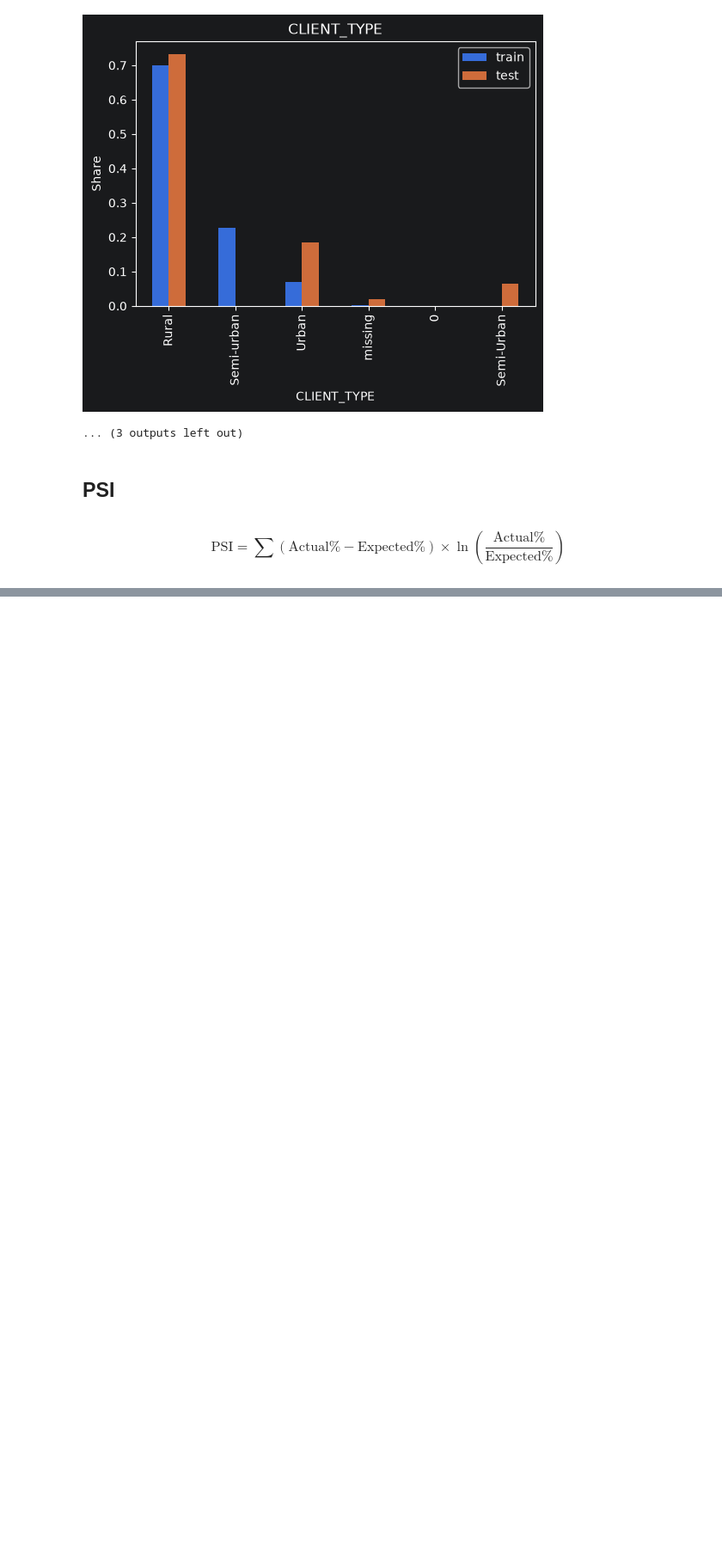
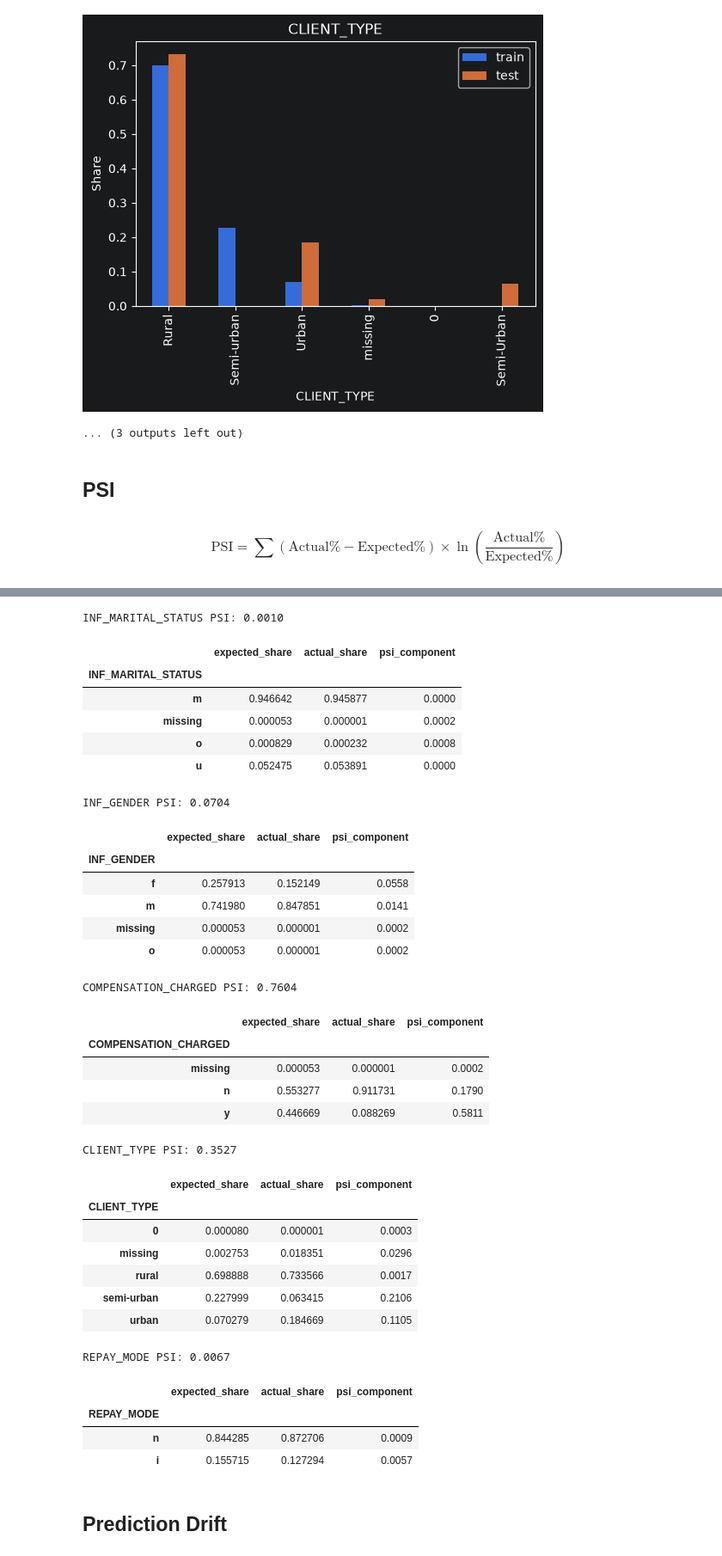
Before and after one commit to blbl-blbl/kaggle-Credit-Risk-Dataset, a Jupyter notebook: notebooks/03_drift_analysis.ipynb, the cells around one changed output, grey strips where cells are left out. Shown at 86% size. Drawn from its saved outputs; the diff is of its cells as text; code cells hidden in the pictures; blank space fills up the shorter version.

Commit message:
categorial psi

```diff
--- a/notebooks/03_drift_analysis.ipynb
+++ b/notebooks/03_drift_analysis.ipynb
@@ -296,6 +323,35 @@ def calculate_psi_numeric(
 def calculate_psi_categorical(
         expected,
         actual,
-        bins=10,
         eps=1e-6
 ):
+        expected = expected.fillna('missing').astype(str).str.lower()
+        actual = actual.fillna('missing').astype(str).str.lower()
+
+        expected_dist = expected.value_counts(normalize=True)
+        actual_dist = actual.value_counts(normalize=True)
+
+        all_categories = expected_dist.index.union(actual_dist.index)
+
+        expected_dist = expected_dist.reindex(
+            all_categories,
+            fill_value=0
+        )
+
+        actual_dist = actual_dist.reindex(
+            all_categories,
+            fill_value=0
+        )
+
+        expected_dist = expected_dist.clip(lower=eps)
+        actual_dist = actual_dist.clip(lower=eps)
+
+        psi_values = ((actual_dist - expected_dist) * np.log(actual_dist / expected_dist))
+
+        details = pd.DataFrame({
+            'expected_share' : expected_dist,
+            'actual_share': actual_dist,
+            'psi_component': round(psi_values, 4)
+        })
+
+        return psi_values.sum(), details
@@ -326,0 +358,44 @@ psi_numeric.sort_values(
+# %%
+for feature in categorial_features:
+    psi, details = calculate_psi_categorical(
+        df_train[feature],
+        df_test[feature]
+    )
+    print(f'{feature} PSI: {psi:.4f}')
+    display(details)
+# %% [output]
+INF_MARITAL_STATUS PSI: 0.0010
+|  | expected_share | actual_share | psi_component |
+| INF_MARITAL_STATUS |  |  |  |
+| m | 0.946642 | 0.945877 | 0.0000 |
+| missing | 0.000053 | 0.000001 | 0.0002 |
+| o | 0.000829 | 0.000232 | 0.0008 |
+| u | 0.052475 | 0.053891 | 0.0000 |
+INF_GENDER PSI: 0.0704
+|  | expected_share | actual_share | psi_component |
+| INF_GENDER |  |  |  |
+| f | 0.257913 | 0.152149 | 0.0558 |
+| m | 0.741980 | 0.847851 | 0.0141 |
+| missing | 0.000053 | 0.000001 | 0.0002 |
+| o | 0.000053 | 0.000001 | 0.0002 |
+COMPENSATION_CHARGED PSI: 0.7604
+|  | expected_share | actual_share | psi_component |
+| COMPENSATION_CHARGED |  |  |  |
+| missing | 0.000053 | 0.000001 | 0.0002 |
+| n | 0.553277 | 0.911731 | 0.1790 |
+| y | 0.446669 | 0.088269 | 0.5811 |
+CLIENT_TYPE PSI: 0.3527
+|  | expected_share | actual_share | psi_component |
+| CLIENT_TYPE |  |  |  |
+| 0 | 0.000080 | 0.000001 | 0.0003 |
+| missing | 0.002753 | 0.018351 | 0.0296 |
+| rural | 0.698888 | 0.733566 | 0.0017 |
+| semi-urban | 0.227999 | 0.063415 | 0.2106 |
+| urban | 0.070279 | 0.184669 | 0.1105 |
+REPAY_MODE PSI: 0.0067
+|  | expected_share | actual_share | psi_component |
+| REPAY_MODE |  |  |  |
+| n | 0.844285 | 0.872706 | 0.0009 |
+| i | 0.155715 | 0.127294 | 0.0057 |
+# %% [markdown]
+## Prediction Drift
```
Also changed, not shown: parts of 3 cells of this notebook.
